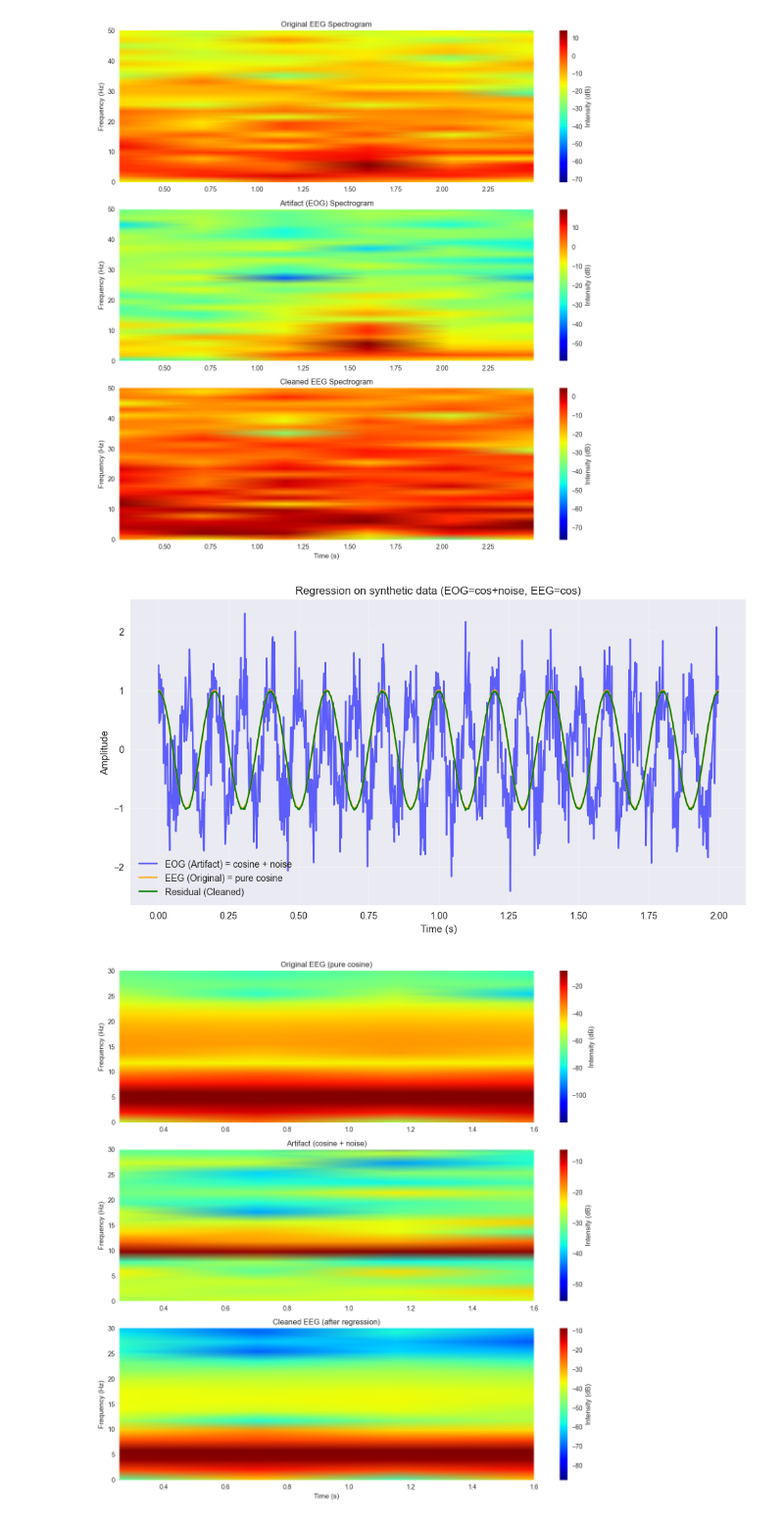
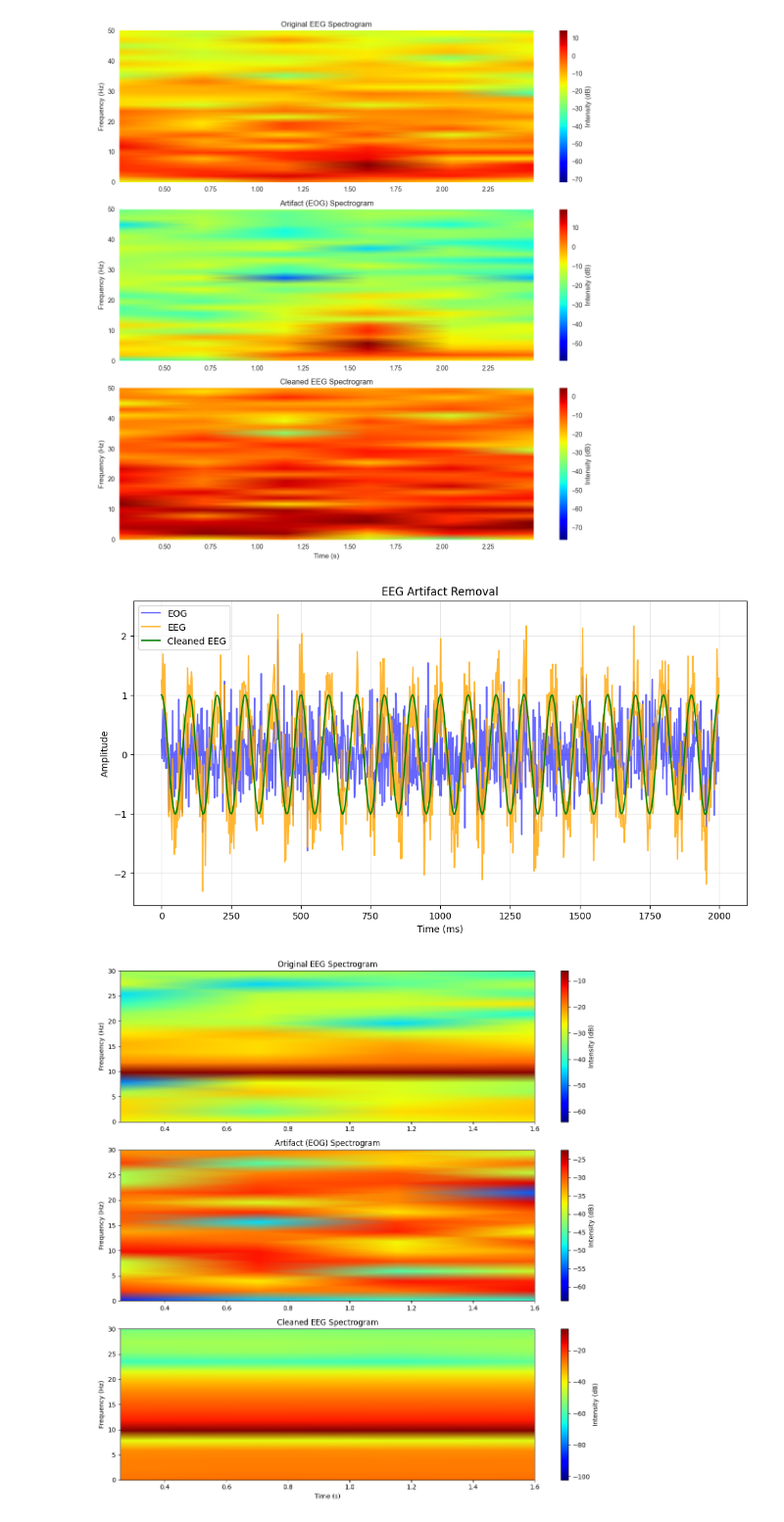
Before and after one commit to KamenevIvan/DPoS, a Jupyter notebook: lab6.ipynb, the cells around one changed output. Shown at 98% size. Cells and saved outputs as stored; diff of their text form; code cells hidden in the pictures.

```diff
--- a/lab6.ipynb
+++ b/lab6.ipynb
@@ -279,56 +279,55 @@ import numpy as np
 import matplotlib.pyplot as plt
 from scipy import signal
 
-# Параметры
 fs = 500
 duration = 2.0
 t = np.linspace(0, duration, int(fs * duration), endpoint=False)
-timevec = t
+timevec = t * 1000
 
-# (косинус + шум)
-f_eog = 10.0
-noise_level = 0.5
-eog = np.cos(2 * np.pi * f_eog * t) + noise_level * np.random.randn(len(t))
+f_signal = 10.0
+clean_signal = np.cos(2 * np.pi * f_signal * t)
 
-# Генерация EEG
-f_eeg = 5.0
-y = np.cos(2 * np.pi * f_eeg * t)
+np.random.seed(42)
+artifact_noise = 0.5 * np.random.randn(len(t))
 
-# Регрессия
+y = clean_signal + artifact_noise
+
 T = len(y)
-X = np.column_stack([np.ones(T), eog])
+X = np.column_stack([np.ones(T), artifact_noise])   # eog = шум
 beta = np.linalg.inv(X.T @ X) @ X.T @ y
 y_clean = y - (X @ beta)
 
-# Графики
+
 plt.figure(figsize=(12, 6))
-plt.plot(timevec, eog, label='EOG (Artifact) = cosine + noise', color='blue', alpha=0.6)
-plt.plot(timevec, y, label='EEG (Original) = pure cosine', color='orange', alpha=0.8)
-plt.plot(timevec, y_clean, label='Residual (Cleaned)', color='green', linewidth=1.5)
-plt.title('Regression on synthetic data (EOG=cos+noise, EEG=cos)')
-plt.xlabel('Time (s)')
+plt.plot(timevec, artifact_noise, label='EOG', color='blue', alpha=0.6)
+plt.plot(timevec, y, label='EEG', color='orange', alpha=0.8)
+plt.plot(timevec, y_clean, label='Cleaned EEG', color='green', linewidth=1.5)
+plt.title('EEG Artifact Removal')
+plt.xlabel('Time (ms)')
 plt.ylabel('Amplitude')
 plt.legend()
 plt.grid(True, alpha=0.3)
 plt.show()
 
-# Спектрограммы
-signals = [y, eog, y_clean]
-titles = ['Original EEG (pure cosine)',
-          'Artifact (cosine + noise)',
-          'Cleaned EEG (after regression)']
+
+signals = [y, artifact_noise, y_clean]
+titles = [
+    'Original EEG Spectrogram',
+    'Artifact (EOG) Spectrogram',
+    'Cleaned EEG Spectrogram'
+]
 
 fig, axes = plt.subplots(3, 1, figsize=(12, 12))
 for i, sig in enumerate(signals):
     f, t_spec, Sxx = signal.spectrogram(sig, fs)
     im = axes[i].pcolormesh(t_spec, f, 10 * np.log10(Sxx + 1e-12), shading='gouraud', cmap='jet')
     axes[i].set_title(titles[i])
-    axes[i].set_ylabel('Frequency (Hz)')
+    axes[i]. set_ylabel('Frequency (Hz)')
     axes[i].set_ylim(0, 30)
     plt.colorbar(im, ax=axes[i], label='Intensity (dB)')
 axes[2].set_xlabel('Time (s)')
 plt.tight_layout()
 plt.show()
 # %% [output]
-[figure, old version]
+[figure, new version]
-[figure, old version]
+[figure, new version]
```
Also changed, not shown: 1 other file.
